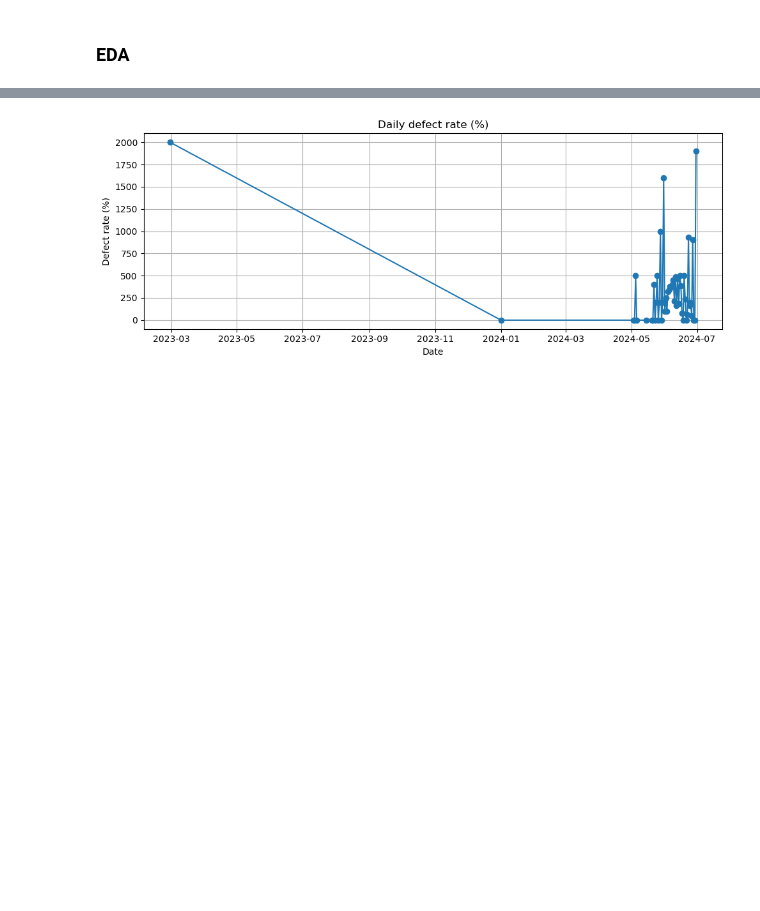
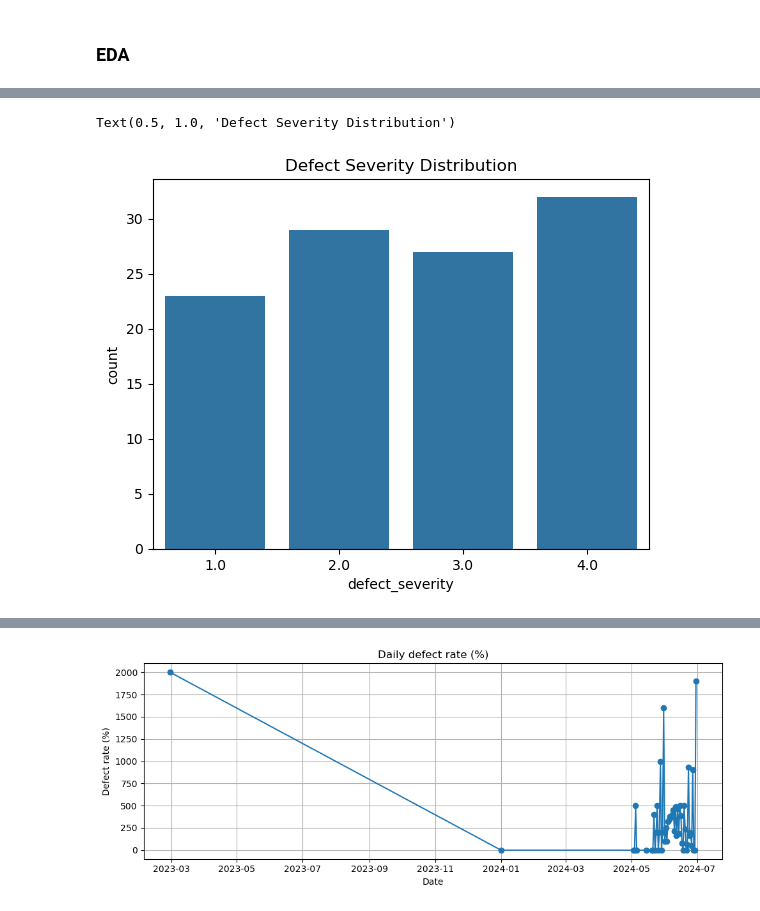
Before and after one commit to bbhatta10/Smart-Quality-Analysis, a Jupyter notebook: ManuQuality.ipynb, the cells around one changed output, grey strips where cells are left out. Drawn from its saved outputs; the diff is of its cells as text; code cells hidden in the pictures; blank space fills up the shorter version.

```diff
--- a/ManuQuality.ipynb
+++ b/ManuQuality.ipynb
@@ -184,0 +175,8 @@ Unique Inspectors: 27
+# %%
+
+# Defect severity count
+sns.countplot(x='defect_severity', data=df)
+plt.title("Defect Severity Distribution")
+# %% [output]
+Text(0.5, 1.0, 'Defect Severity Distribution')
+[figure, added]
```
Also changed, not shown: parts of 7 cells of this notebook.
